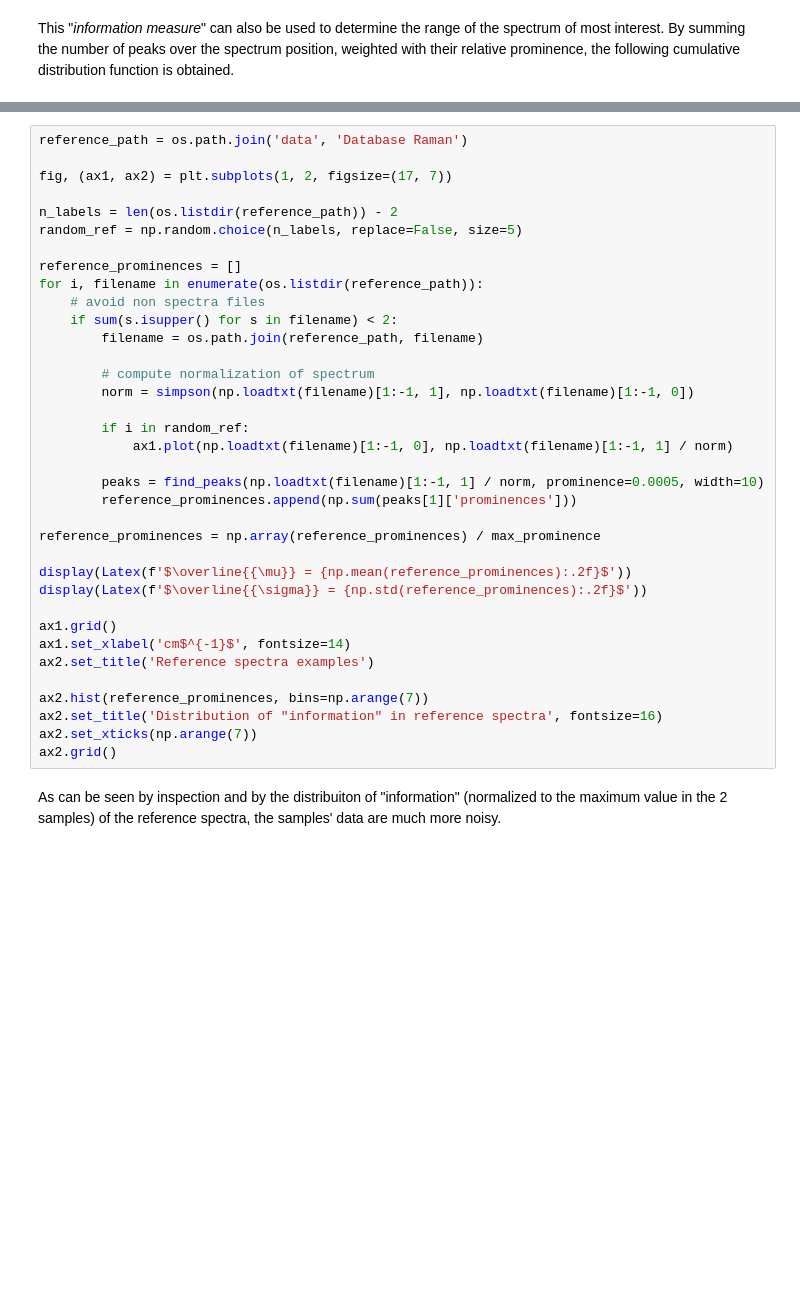
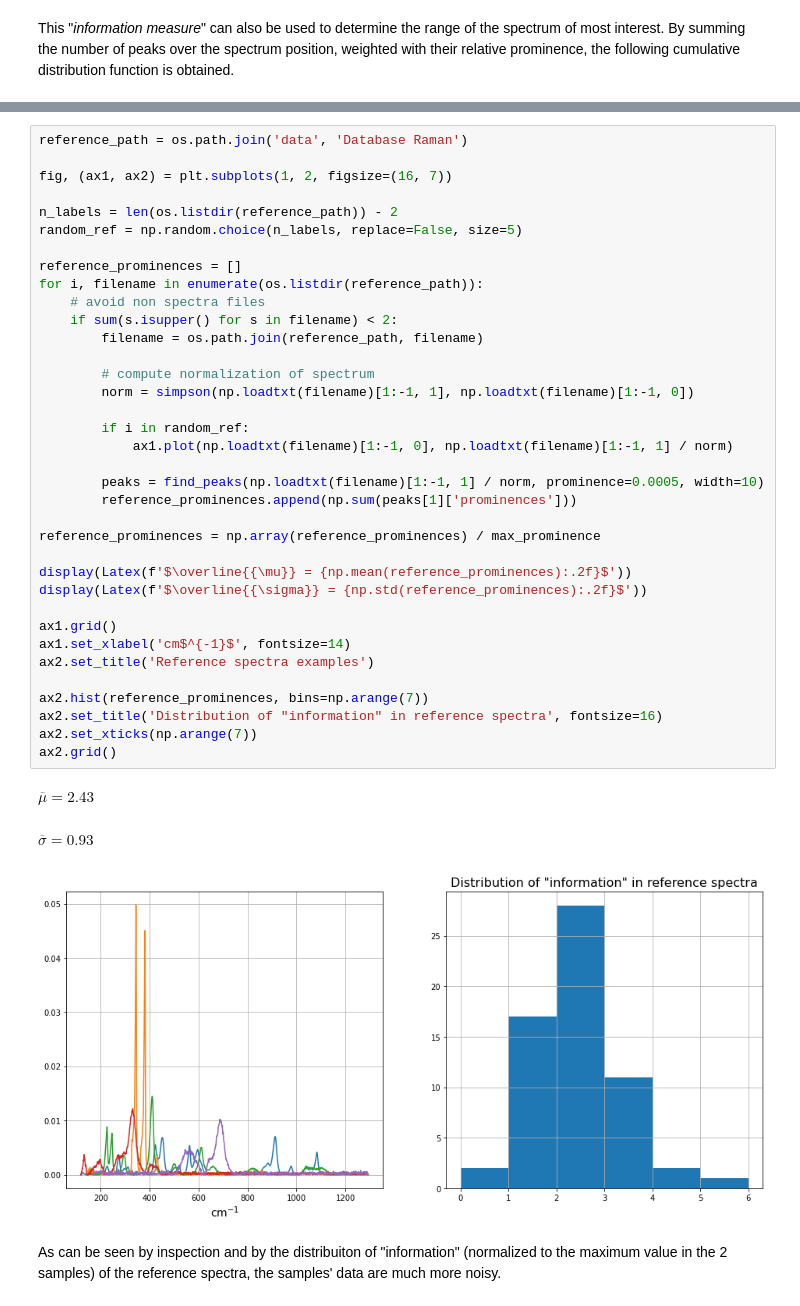
Before and after one commit to muuusso/ds-exam, a Jupyter notebook: report.ipynb, the cells around one changed output, grey strips where cells are left out. Drawn from its saved outputs; the diff is of its cells as text; blank space fills up the shorter version.

```diff
--- a/report.ipynb
+++ b/report.ipynb
@@ -189,39 +199,43 @@ plt.grid()
 # %%
 reference_path = os.path.join('data', 'Database Raman')
 
-fig, (ax1, ax2) = plt.subplots(1, 2, figsize=(17, 7))
+fig, (ax1, ax2) = plt.subplots(1, 2, figsize=(16, 7))
 
 n_labels = len(os.listdir(reference_path)) - 2
 random_ref = np.random.choice(n_labels, replace=False, size=5)
 
 reference_prominences = []
 for i, filename in enumerate(os.listdir(reference_path)):
     # avoid non spectra files
     if sum(s.isupper() for s in filename) < 2:
         filename = os.path.join(reference_path, filename)
 
         # compute normalization of spectrum
         norm = simpson(np.loadtxt(filename)[1:-1, 1], np.loadtxt(filename)[1:-1, 0])
 
         if i in random_ref:
             ax1.plot(np.loadtxt(filename)[1:-1, 0], np.loadtxt(filename)[1:-1, 1] / norm)
 
         peaks = find_peaks(np.loadtxt(filename)[1:-1, 1] / norm, prominence=0.0005, width=10)
         reference_prominences.append(np.sum(peaks[1]['prominences']))
 
 reference_prominences = np.array(reference_prominences) / max_prominence
 
 display(Latex(f'$\overline{{\mu}} = {np.mean(reference_prominences):.2f}$'))
 display(Latex(f'$\overline{{\sigma}} = {np.std(reference_prominences):.2f}$'))
 
 ax1.grid()
 ax1.set_xlabel('cm$^{-1}$', fontsize=14)
 ax2.set_title('Reference spectra examples')
 
 ax2.hist(reference_prominences, bins=np.arange(7))
 ax2.set_title('Distribution of "information" in reference spectra', fontsize=16)
 ax2.set_xticks(np.arange(7))
 ax2.grid()
+# %% [output]
+$\overline{\mu} = 2.43$
+$\overline{\sigma} = 0.93$
+[figure, added]
 # %% [markdown]
 As can be seen by inspection and by the distribuiton of "information" (normalized to the maximum value in the
 2 samples) of the reference spectra, the samples' data are much more noisy.
```
Also changed, not shown: parts of 16 cells of this notebook, 3 other files.
